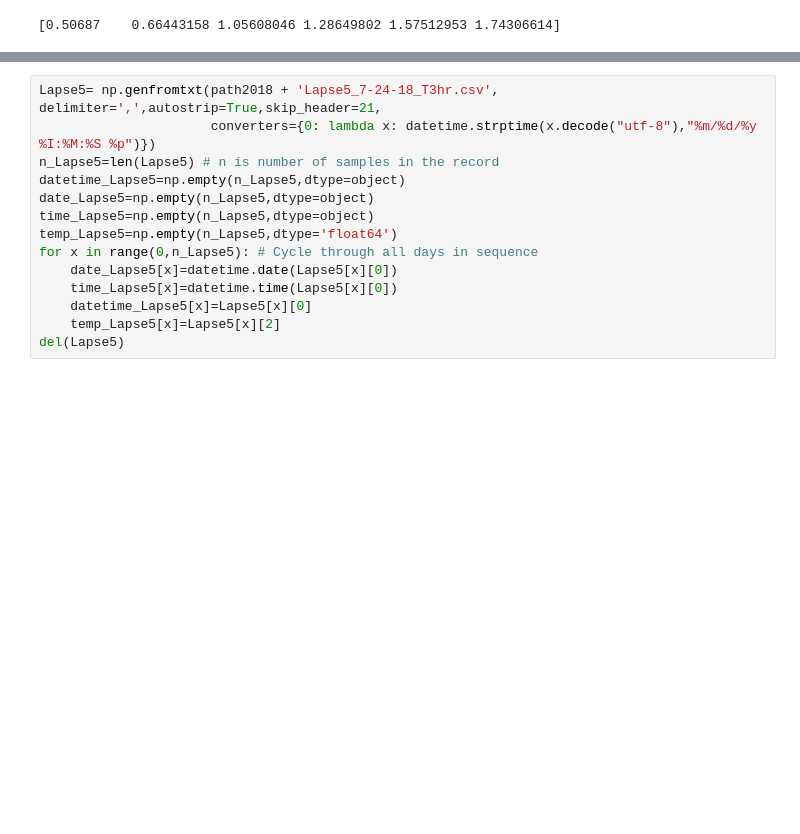
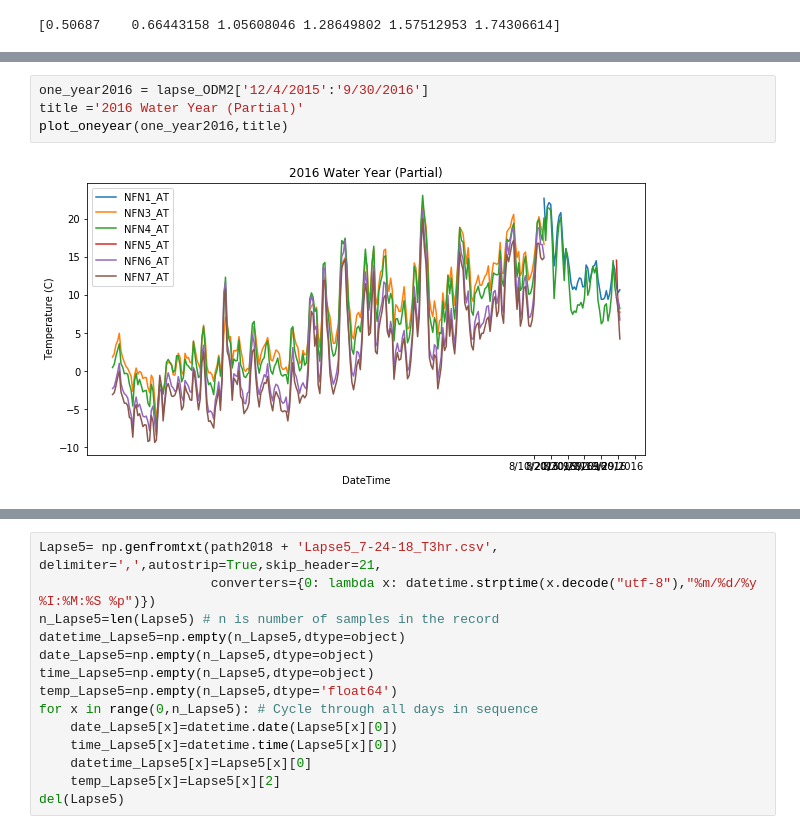
Before and after one commit to nooksack-indian-tribe/CurvyLapseRate, a Jupyter notebook: 2020_Nookasck_Lapse_Rates.ipynb, the cells around one changed output, grey strips where cells are left out. Cells and saved outputs as stored; diff of their text form; blank space fills up the shorter version.

```diff
--- a/2020_Nookasck_Lapse_Rates.ipynb
+++ b/2020_Nookasck_Lapse_Rates.ipynb
@@ -61,0 +155,6 @@ print(elevations_km)
+# %%
+one_year2016 = lapse_ODM2['12/4/2015':'9/30/2016']
+title ='2016 Water Year (Partial)'
+plot_oneyear(one_year2016,title)
+# %% [output]
+[figure, added]
```
Also changed, not shown: parts of 26 cells of this notebook, 44 other files.
